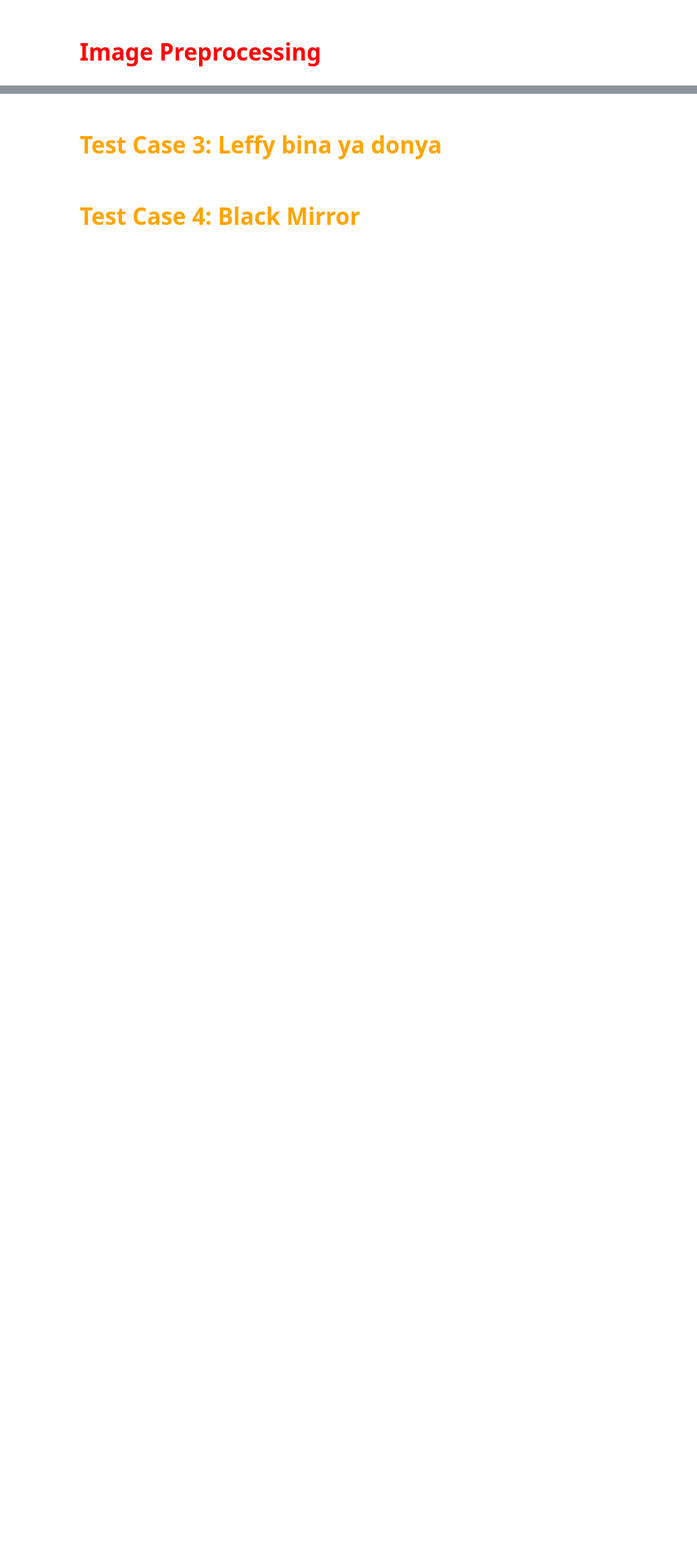
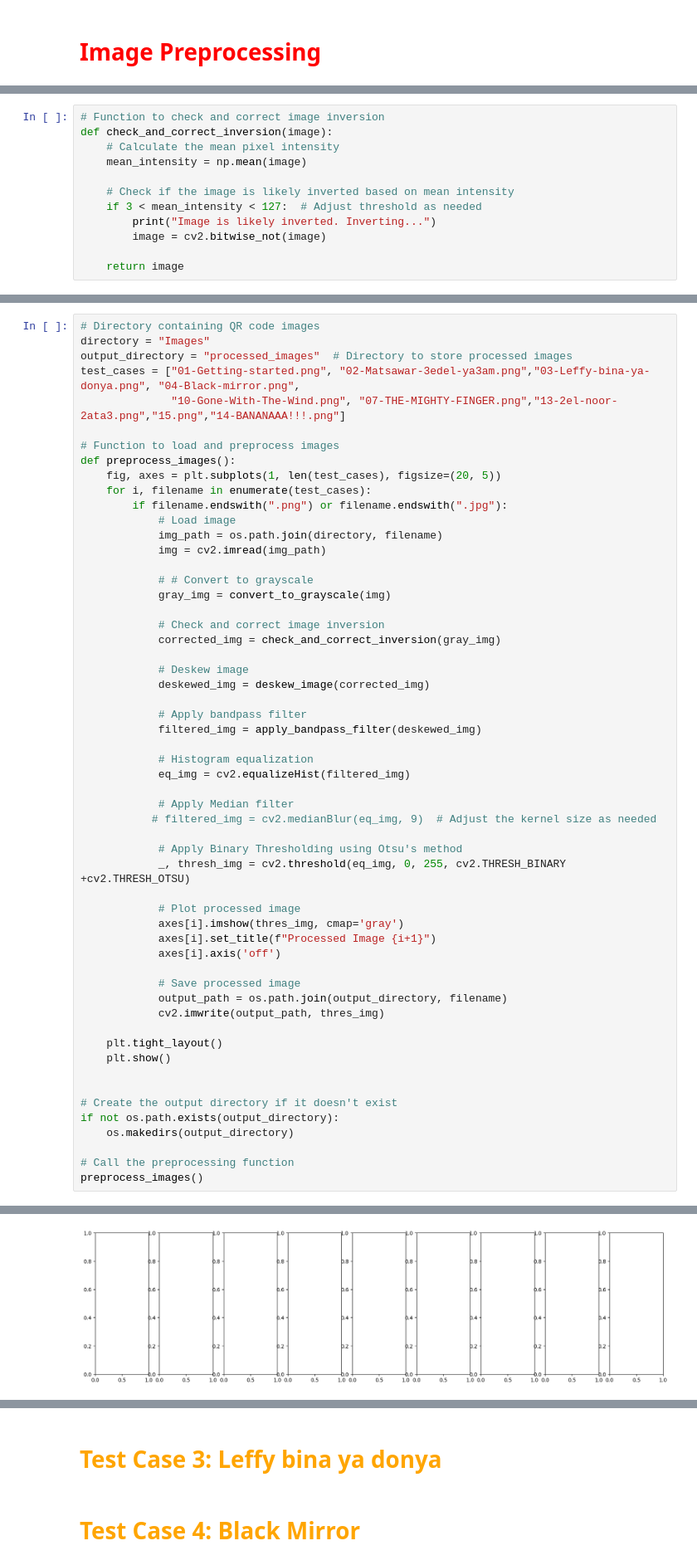
Before and after one commit to ZiadMahmoud03/QR_Code_Decoder, a Jupyter notebook: QR_Code_Reader.ipynb, the cells around one changed output, grey strips where cells are left out. Shown at 83% size. Saved outputs shown, nothing was run; the diff lists cells and outputs as text; blank space fills up the shorter version.

```diff
--- a/QR_Code_Reader.ipynb
+++ b/QR_Code_Reader.ipynb
@@ -45,0 +148,12 @@ from scipy.ndimage import median_filter
+# %%
+# Function to check and correct image inversion
+def check_and_correct_inversion(image):
+    # Calculate the mean pixel intensity
+    mean_intensity = np.mean(image)
+
+    # Check if the image is likely inverted based on mean intensity
+    if 3 < mean_intensity < 127:  # Adjust threshold as needed
+        print("Image is likely inverted. Inverting...")
+        image = cv2.bitwise_not(image)
+
+    return image
@@ -45,0 +202,57 @@ from scipy.ndimage import median_filter
+# %%
+# Directory containing QR code images
+directory = "Images"
+output_directory = "processed_images"  # Directory to store processed images
+test_cases = ["01-Getting-started.png", "02-Matsawar-3edel-ya3am.png","03-Leffy-bina-ya-donya.png", "04-Black-mirror.png",
+              "10-Gone-With-The-Wind.png", "07-THE-MIGHTY-FINGER.png","13-2el-noor-2ata3.png","15.png","14-BANANAAA!!!.png"]
+
+# Function to load and preprocess images
+def preprocess_images():
+    fig, axes = plt.subplots(1, len(test_cases), figsize=(20, 5))
+    for i, filename in enumerate(test_cases):
+        if filename.endswith(".png") or filename.endswith(".jpg"):
+            # Load image
+            img_path = os.path.join(directory, filename)
+            img = cv2.imread(img_path)
+
+            # # Convert to grayscale
+            gray_img = convert_to_grayscale(img)
+
+            # Check and correct image inversion
+            corrected_img = check_and_correct_inversion(gray_img)
+
+            # Deskew image
+            deskewed_img = deskew_image(corrected_img)
+
+            # Apply bandpass filter
+            filtered_img = apply_bandpass_filter(deskewed_img)
+
+            # Histogram equalization
+            eq_img = cv2.equalizeHist(filtered_img)
+
+            # Apply Median filter
+           # filtered_img = cv2.medianBlur(eq_img, 9)  # Adjust the kernel size as needed
+
+            # Apply Binary Thresholding using Otsu's method
+            _, thresh_img = cv2.threshold(eq_img, 0, 255, cv2.THRESH_BINARY +cv2.THRESH_OTSU)
+
+            # Plot processed image
+            axes[i].imshow(thres_img, cmap='gray')
+            axes[i].set_title(f"Processed Image {i+1}")
+            axes[i].axis('off')
+
+            # Save processed image
+            output_path = os.path.join(output_directory, filename)
+            cv2.imwrite(output_path, thres_img)
+
+    plt.tight_layout()
+    plt.show()
+
+
+# Create the output directory if it doesn't exist
+if not os.path.exists(output_directory):
+    os.makedirs(output_directory)
+
+# Call the preprocessing function
+preprocess_images()
+# %% [output]
@@ -45,0 +260 @@ from scipy.ndimage import median_filter
+[figure, added]
```
Also changed, not shown: parts of 15 cells of this notebook, 7 other files.
